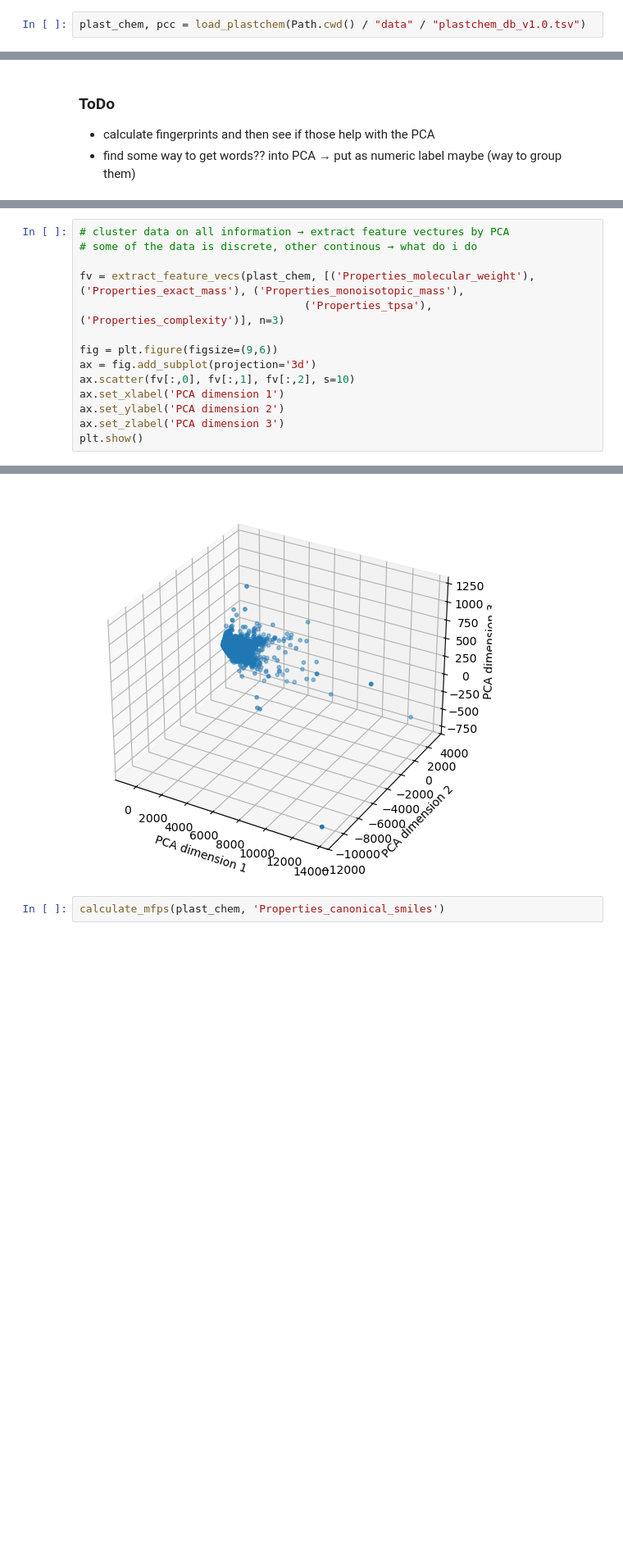
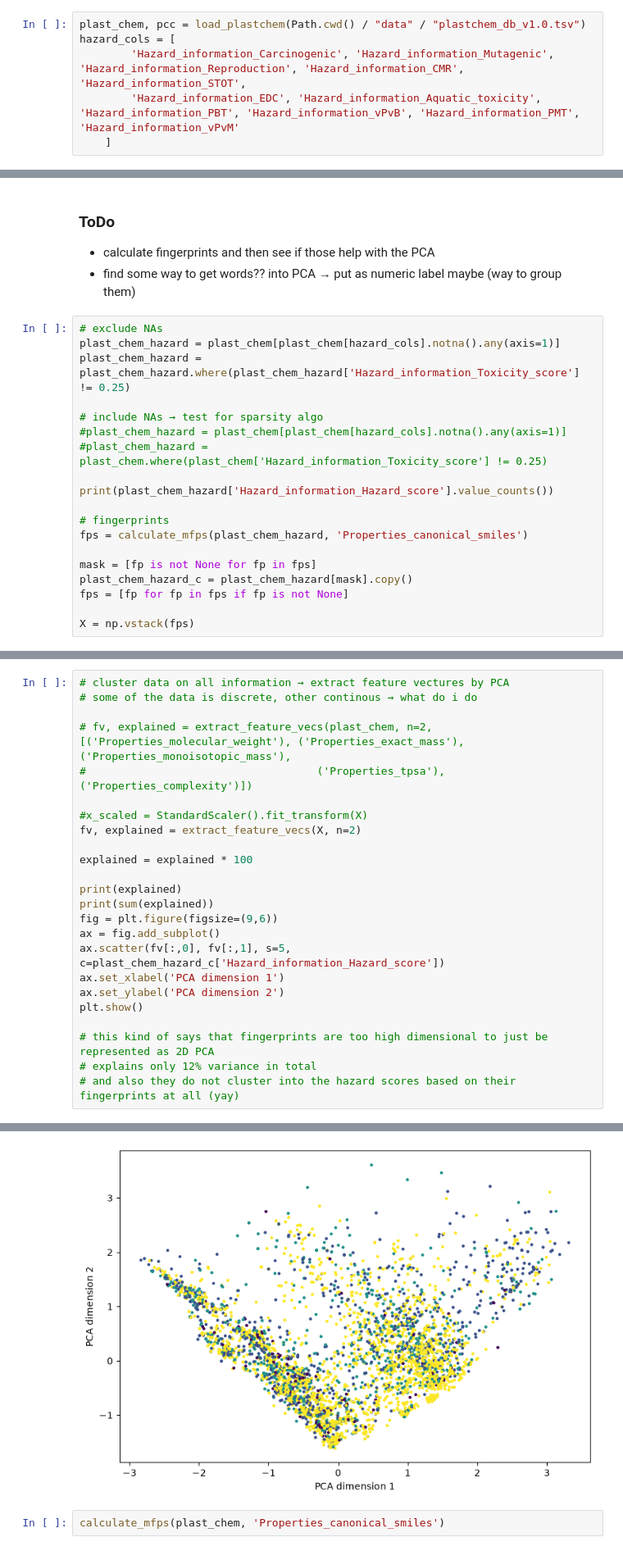
Before and after one commit to ameliehuebner/plastchem-project, a Jupyter notebook: analysis/visual.ipynb, the cells around one changed output, grey strips where cells are left out. Shown at 82% size. Drawn from its saved outputs; the diff is of its cells as text; blank space fills up the shorter version.

```diff
--- a/analysis/visual.ipynb
+++ b/analysis/visual.ipynb
@@ -12,2 +13,6 @@ from pprint import pprint
 # %%
 plast_chem, pcc = load_plastchem(Path.cwd() / "data" / "plastchem_db_v1.0.tsv")
+hazard_cols = [
+        'Hazard_information_Carcinogenic', 'Hazard_information_Mutagenic', 'Hazard_information_Reproduction', 'Hazard_information_CMR', 'Hazard_information_STOT',
+        'Hazard_information_EDC', 'Hazard_information_Aquatic_toxicity', 'Hazard_information_PBT', 'Hazard_information_vPvB', 'Hazard_information_PMT', 'Hazard_information_vPvM'
+    ]
@@ -34,3 +41,22 @@ Index(['Identifiers_plastchem_ID', 'Identifiers_cas', 'Identifiers_cas_fixed',
 ### ToDo
 - calculate fingerprints and then see if those help with the PCA
 - find some way to get words?? into PCA → put as numeric label maybe (way to group them)
+# %%
+# exclude NAs
+plast_chem_hazard = plast_chem[plast_chem[hazard_cols].notna().any(axis=1)]
+plast_chem_hazard = plast_chem_hazard.where(plast_chem_hazard['Hazard_information_Toxicity_score'] != 0.25)
+
+# include NAs → test for sparsity algo
+#plast_chem_hazard = plast_chem[plast_chem[hazard_cols].notna().any(axis=1)]
+#plast_chem_hazard = plast_chem.where(plast_chem['Hazard_information_Toxicity_score'] != 0.25)
+
+print(plast_chem_hazard['Hazard_information_Hazard_score'].value_counts())
+
+# fingerprints
+fps = calculate_mfps(plast_chem_hazard, 'Properties_canonical_smiles')
+
+mask = [fp is not None for fp in fps]
+plast_chem_hazard_c = plast_chem_hazard[mask].copy()
+fps = [fp for fp in fps if fp is not None]
+
+X = np.vstack(fps)
@@ -38,14 +88,24 @@ Index(['Identifiers_plastchem_ID', 'Identifiers_cas', 'Identifiers_cas_fixed',
 # cluster data on all information → extract feature vectures by PCA
 # some of the data is discrete, other continous → what do i do
 
-fv = extract_feature_vecs(plast_chem, [('Properties_molecular_weight'), ('Properties_exact_mass'), ('Properties_monoisotopic_mass'),
-                                   ('Properties_tpsa'), ('Properties_complexity')], n=3)
+# fv, explained = extract_feature_vecs(plast_chem, n=2, [('Properties_molecular_weight'), ('Properties_exact_mass'), ('Properties_monoisotopic_mass'),
+#                                    ('Properties_tpsa'), ('Properties_complexity')])
 
+#x_scaled = StandardScaler().fit_transform(X)
+fv, explained = extract_feature_vecs(X, n=2)
+
+explained = explained * 100
+
+print(explained)
+print(sum(explained))
 fig = plt.figure(figsize=(9,6))
-ax = fig.add_subplot(projection='3d')
-ax.scatter(fv[:,0], fv[:,1], fv[:,2], s=10)
+ax = fig.add_subplot()
+ax.scatter(fv[:,0], fv[:,1], s=5, c=plast_chem_hazard_c['Hazard_information_Hazard_score'])
 ax.set_xlabel('PCA dimension 1')
 ax.set_ylabel('PCA dimension 2')
-ax.set_zlabel('PCA dimension 3')
 plt.show()
+
+# this kind of says that fingerprints are too high dimensional to just be represented as 2D PCA
+# explains only 12% variance in total
+# and also they do not cluster into the hazard scores based on their fingerprints at all (yay)
 # %% [output]
@@ -52,4 +114,4 @@ plt.show()
-[figure, old version]
+[figure, new version]
 # %%
 calculate_mfps(plast_chem, 'Properties_canonical_smiles')
 # %% [output]
```
Also changed, not shown: parts of 10 cells of this notebook, 10 other files.
